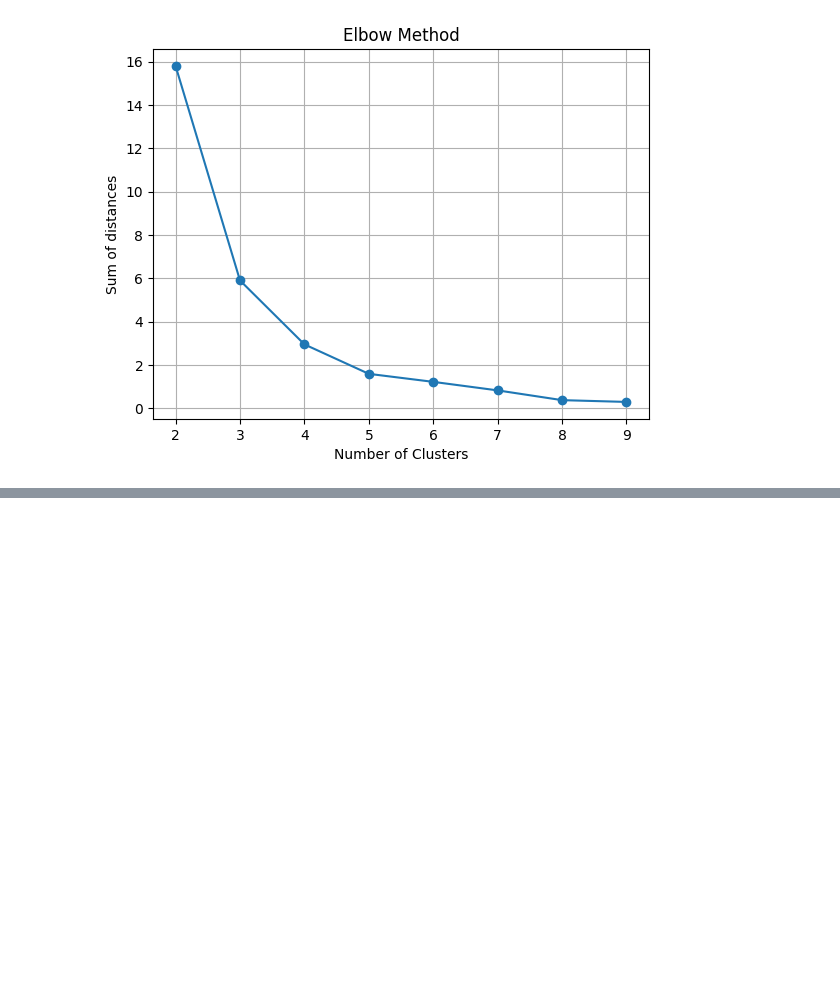
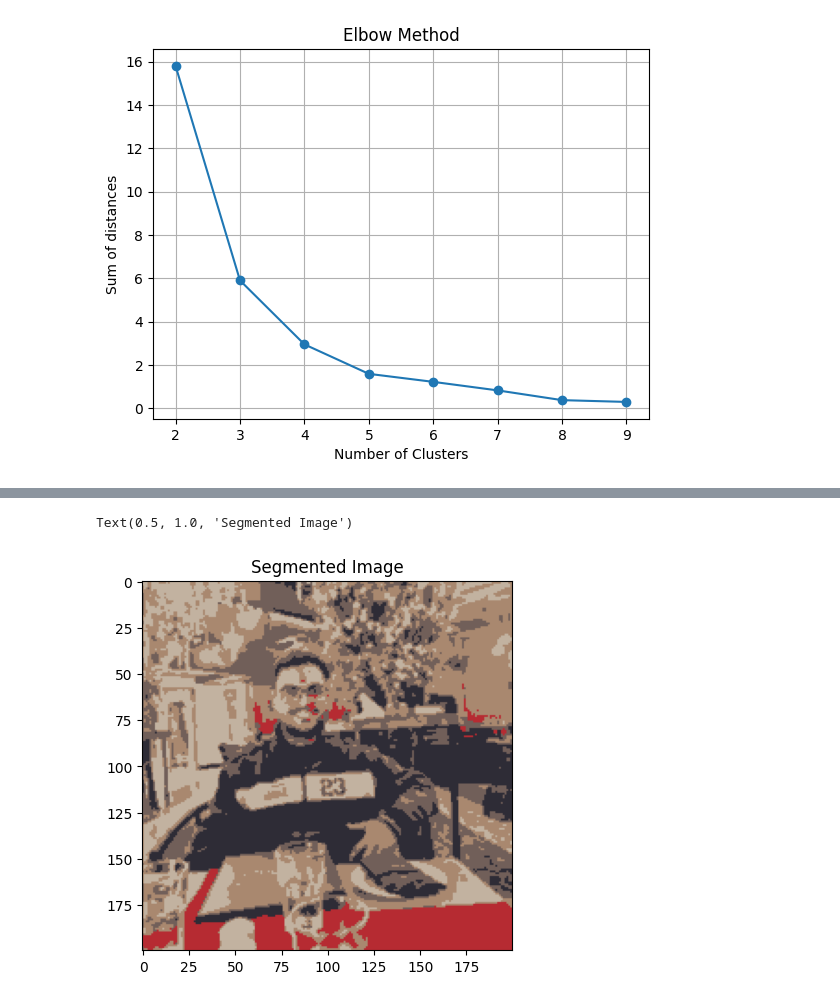
Before and after one commit to gohelanupam-byte/demo, a Jupyter notebook: Copy_of_Batch_US_ML&Stats.ipynb, the cells around one changed output, grey strips where cells are left out. Saved outputs shown, nothing was run; the diff lists cells and outputs as text; code cells hidden in the pictures; blank space fills up the shorter version.

```diff
--- a/Copy_of_Batch_US_ML&Stats.ipynb
+++ b/Copy_of_Batch_US_ML&Stats.ipynb
@@ -945,0 +985,3 @@ plt.grid(True)
+# %%
+h, w, c = img_array.shape # 200, 200, c->channels BW ->1 , coloured -> 3
+print(h, w, c)
@@ -945,0 +990,2 @@ plt.grid(True)
+# %%
+pixels = img_array.reshape(h*w, c)
@@ -945,0 +1002,11 @@ plt.grid(True)
+# %%
+kmeans = KMeans(n_clusters=5)
+labels = kmeans.fit_predict(pixels)
+# %%
+segmented_image = kmeans.cluster_centers_[labels].reshape(h,w,c).astype(np.uint8)
+# %%
+plt.imshow(segmented_image)
+plt.title('Segmented Image')
+# %% [output]
+Text(0.5, 1.0, 'Segmented Image')
+[figure, added]
```
Also changed, not shown: parts of 86 cells of this notebook.
